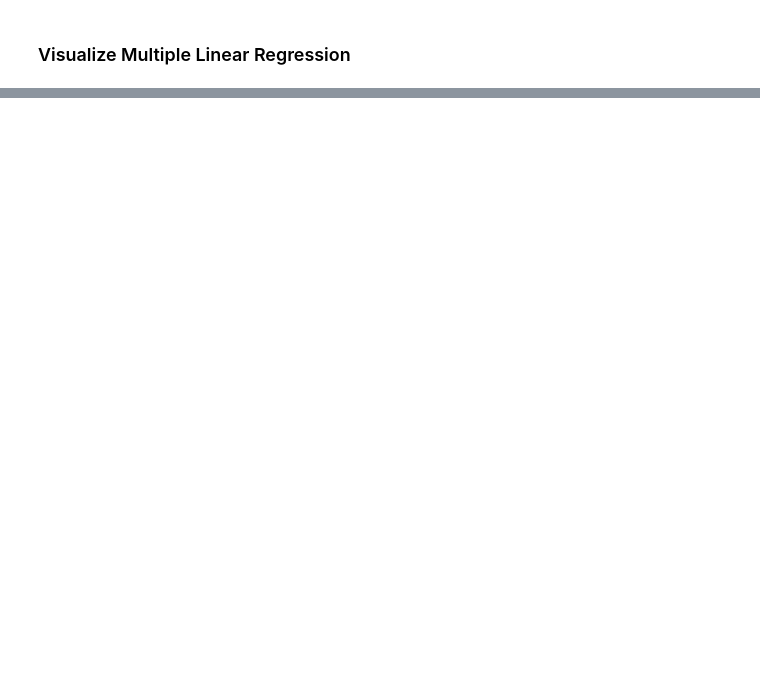
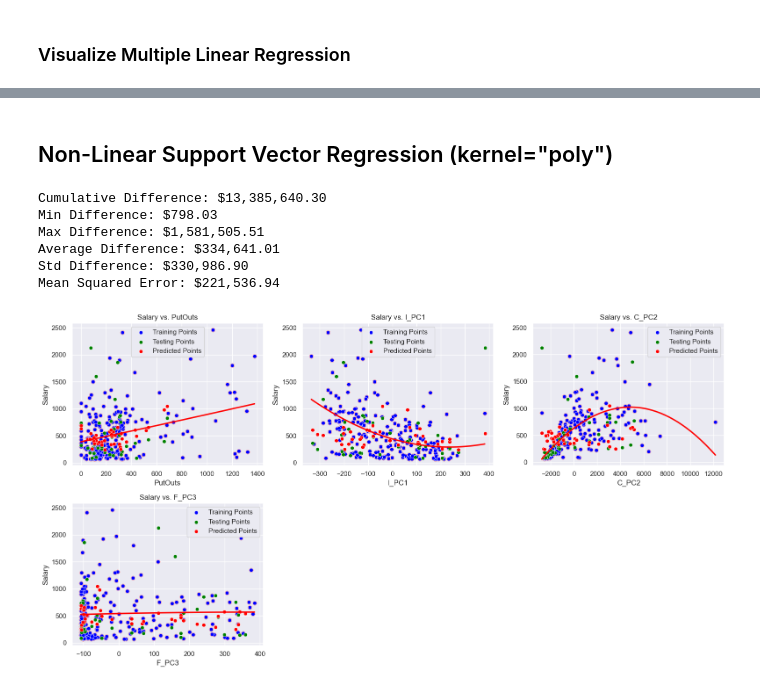
Before and after one commit to hassledw/DecisionTreeRFBlog, a Jupyter notebook: RegressionBlog/regression.ipynb, the cells around one changed output, grey strips where cells are left out. Drawn from its saved outputs; the diff is of its cells as text; code cells hidden in the pictures; blank space fills up the shorter version.

```diff
--- a/RegressionBlog/regression.ipynb
+++ b/RegressionBlog/regression.ipynb
@@ -164,0 +174,48 @@ print(result_df)
+# %% [markdown]
+## Non-Linear Support Vector Regression (kernel="poly")
+# %%
+svr_poly = SVR(kernel="poly", degree=2, C=75, gamma="scale")
+svr_poly.fit(X_train_scaled, y_train)
+y_pred = svr_poly.predict(X_test_scaled)
+
+result_df = pd.DataFrame(columns=["id", "actual", "predicted"])
+
+for i, actual, predicted in zip(y_test.index, y_test, y_pred):
+    entry = [i, actual, predicted]
+    df_entry = pd.DataFrame(entry, index=["id", "actual", "predicted"]).T
+    result_df = pd.concat((result_df, df_entry))
+
+#print(result_df)
+difference = abs(result_df["actual"] - result_df["predicted"])
+print(f"Cumulative Difference: ${np.sum(difference) * 1000:,.2f}")
+print(f"Min Difference: ${np.min(difference) * 1000:,.2f}")
+print(f"Max Difference: ${np.max(difference) * 1000:,.2f}")
+print(f"Average Difference: ${np.mean(difference) * 1000:,.2f}")
+print(f"Std Difference: ${np.std(difference) * 1000:,.2f}")
+print(f"Mean Squared Error: ${mean_squared_error(y_test, y_pred):,.2f}")
+# %% [output]
+Cumulative Difference: $13,385,640.30
+Min Difference: $798.03
+Max Difference: $1,581,505.51
+Average Difference: $334,641.01
+Std Difference: $330,986.90
+Mean Squared Error: $221,536.94
+# %%
+plt.figure(figsize=(16, 12))
+independent_variables = X_train.columns
+dependent_variable = "Salary"
+X_test_numpy = X_test.to_numpy()
+for i, col in enumerate(independent_variables, 1):
+    plt.subplot(3, 3, i)
+    sns.regplot(x=X_train[col],y=y_train,ci=None,color ='red', order=svr_poly.degree)
+    sns.scatterplot(data=X_train, x=col, y=y_train, color='blue', label='Training Points')
+    sns.scatterplot(data=X_test, x=col, y=y_test, color='green', label='Testing Points')
+    sns.scatterplot(data=X_test, x=col, y=y_pred, color='red', label='Predicted Points')
+    plt.title(f'{dependent_variable} vs. {col}')
+    plt.xlabel(col)
+    plt.ylabel(dependent_variable)
+
+plt.tight_layout()
+plt.show()
+# %% [output]
+[figure, added]
```
Also changed, not shown: parts of 14 cells of this notebook, 2 other files.
